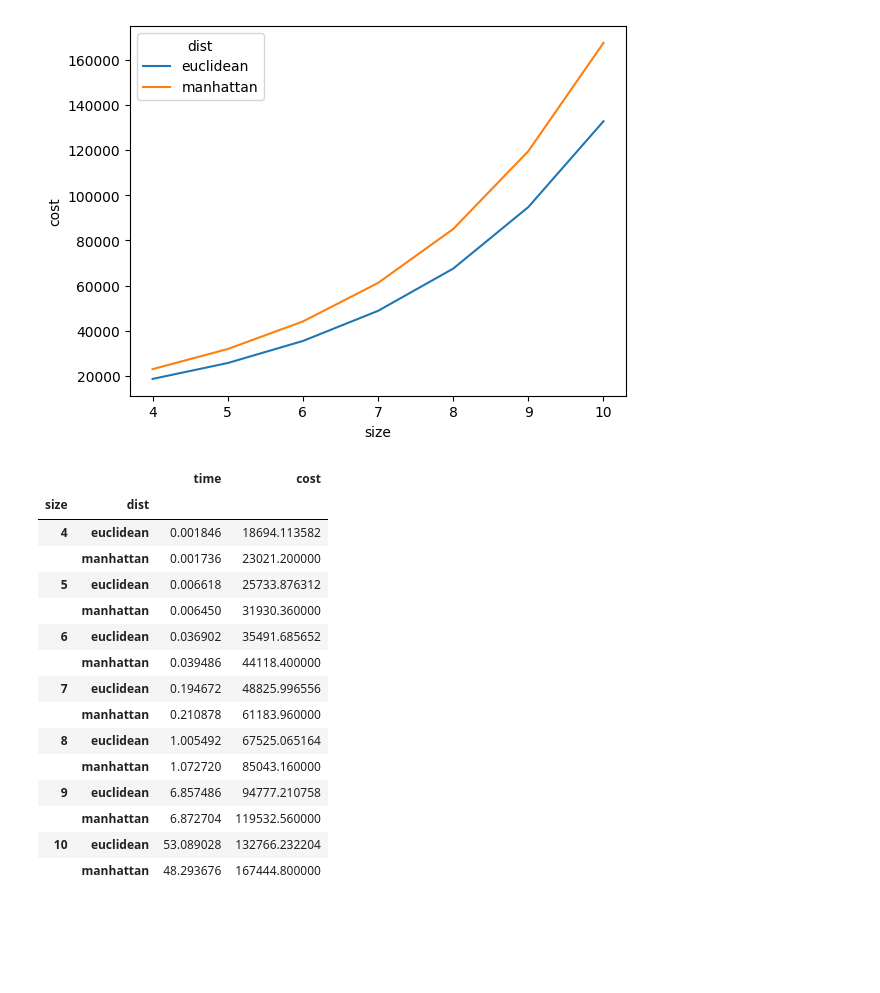
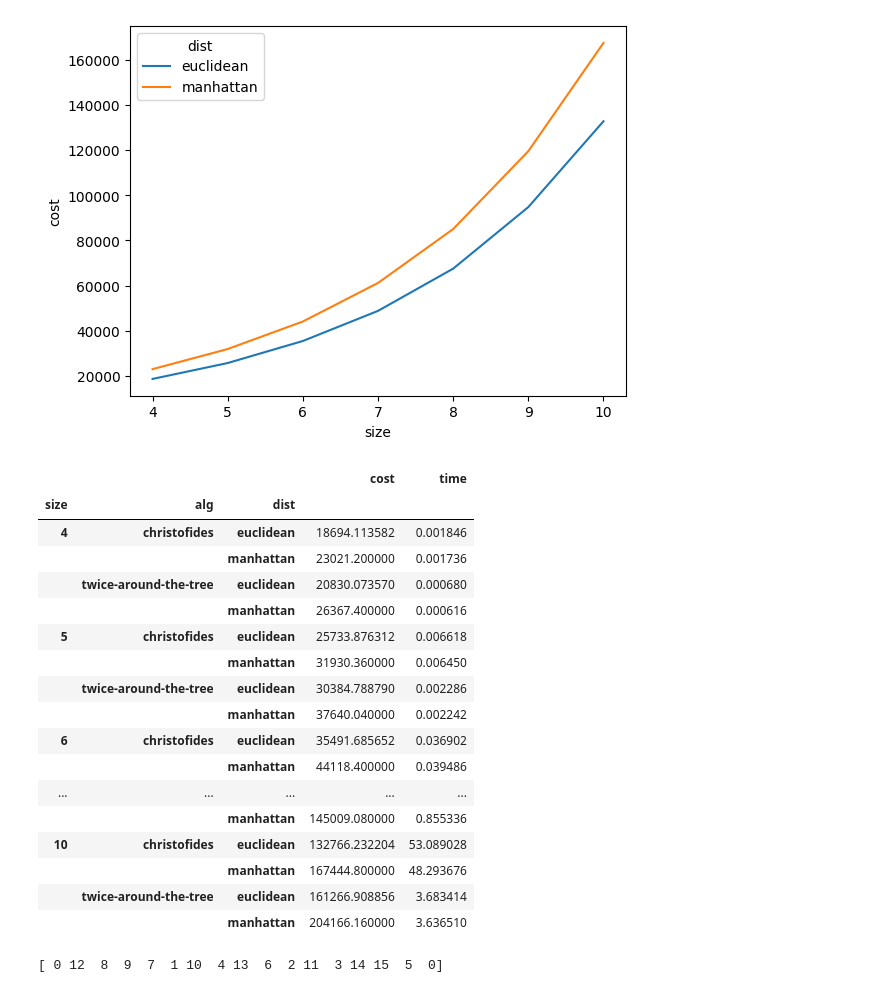
Before and after one commit to LuisFelipeRamos/TP2_Algoritmos2, a Jupyter notebook: testes.ipynb, the cells around one changed output. Drawn from its saved outputs; the diff is of its cells as text; code cells hidden in the pictures; blank space fills up the shorter version.

```diff
--- a/testes.ipynb
+++ b/testes.ipynb
@@ -36,25 +36,38 @@ plt.ylabel("cost")
 Text(0, 0.5, 'cost')
 [figure]
 # %%
+import pandas as pd
 algs = pd.read_csv("data/algs.csv")
 #algs.groupby(["size", "alg"]).mean()["cost"].unstack().plot()
-algs = algs[algs["alg"] == "christofides"]
-algs = algs.groupby(["size", "dist"]).mean()[["time", "cost"]]
+algs = algs.groupby(["size", "alg", "dist"]).mean()[["cost", "time"]]
 algs
 # %% [output]
-|  |  | time | cost |
-| size | dist |  |  |
-| 4 | euclidean | 0.001846 | 18694.113582 |
-|  | manhattan | 0.001736 | 23021.200000 |
-| 5 | euclidean | 0.006618 | 25733.876312 |
-|  | manhattan | 0.006450 | 31930.360000 |
-| 6 | euclidean | 0.036902 | 35491.685652 |
-|  | manhattan | 0.039486 | 44118.400000 |
-| 7 | euclidean | 0.194672 | 48825.996556 |
-|  | manhattan | 0.210878 | 61183.960000 |
-| 8 | euclidean | 1.005492 | 67525.065164 |
-|  | manhattan | 1.072720 | 85043.160000 |
-| 9 | euclidean | 6.857486 | 94777.210758 |
-|  | manhattan | 6.872704 | 119532.560000 |
-| 10 | euclidean | 53.089028 | 132766.232204 |
-|  | manhattan | 48.293676 | 167444.800000 |
+|  |  |  | cost | time |
+| size | alg | dist |  |  |
+| 4 | christofides | euclidean | 18694.113582 | 0.001846 |
+|  |  | manhattan | 23021.200000 | 0.001736 |
+|  | twice-around-the-tree | euclidean | 20830.073570 | 0.000680 |
+|  |  | manhattan | 26367.400000 | 0.000616 |
+| 5 | christofides | euclidean | 25733.876312 | 0.006618 |
+|  |  | manhattan | 31930.360000 | 0.006450 |
+|  | twice-around-the-tree | euclidean | 30384.788790 | 0.002286 |
+|  |  | manhattan | 37640.040000 | 0.002242 |
+| 6 | christofides | euclidean | 35491.685652 | 0.036902 |
+|  |  | manhattan | 44118.400000 | 0.039486 |
+| ... | ... | ... | ... | ... |
+|  |  | manhattan | 145009.080000 | 0.855336 |
+| 10 | christofides | euclidean | 132766.232204 | 53.089028 |
+|  |  | manhattan | 167444.800000 | 48.293676 |
+|  | twice-around-the-tree | euclidean | 161266.908856 | 3.683414 |
+|  |  | manhattan | 204166.160000 | 3.636510 |
+# %%
+algs = pd.read_csv("data/algs.csv")
+df: pd.DataFrame = pd.DataFrame(columns = ["size", "dist", "alg", "time", "path", "cost"])
+ge, gm = ig.generate_tsp_instance(4, 5000)
+s = time.time()
+path = bnb.branch_and_bound_tsp(ge)
+e = time.time()
+cost = utils.get_path_cost(path, ge)
+df = pd.concat([df, pd.Series({"size": 4, "dist": "euclidean", "alg" : "branch_and_bound", "time": round(e-s, 4), "cost": round(cost, 4)}).to_frame().T], ignore_index  = True)
+# %% [output]
+[ 0 12  8  9  7  1 10  4 13  6  2 11  3 14 15  5  0]
```
Also changed, not shown: 2 other files.
